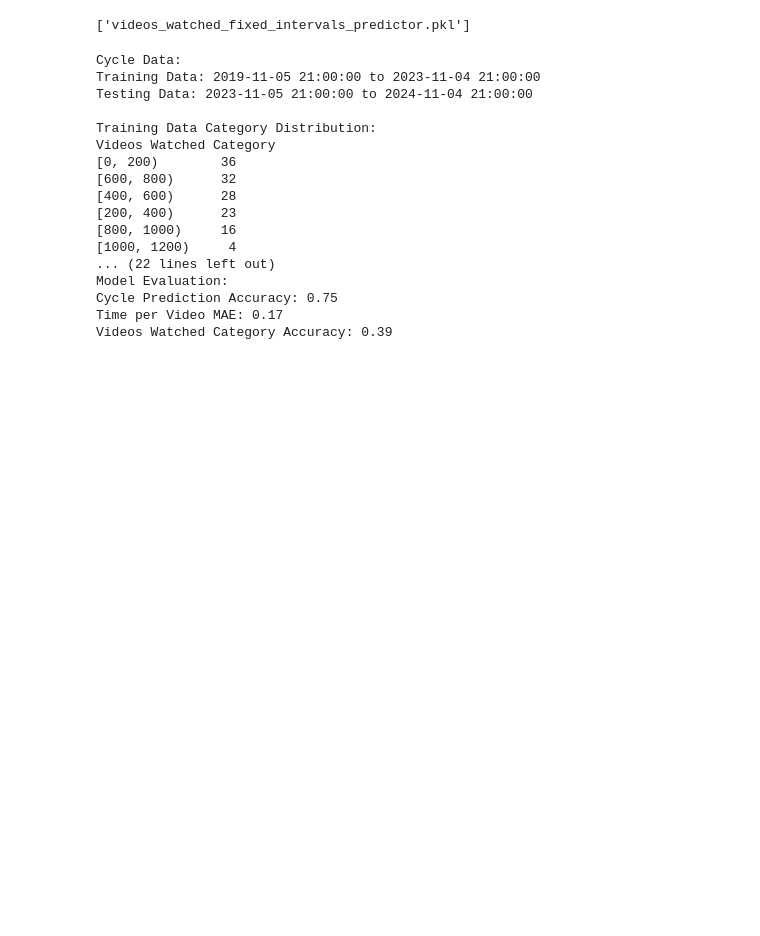
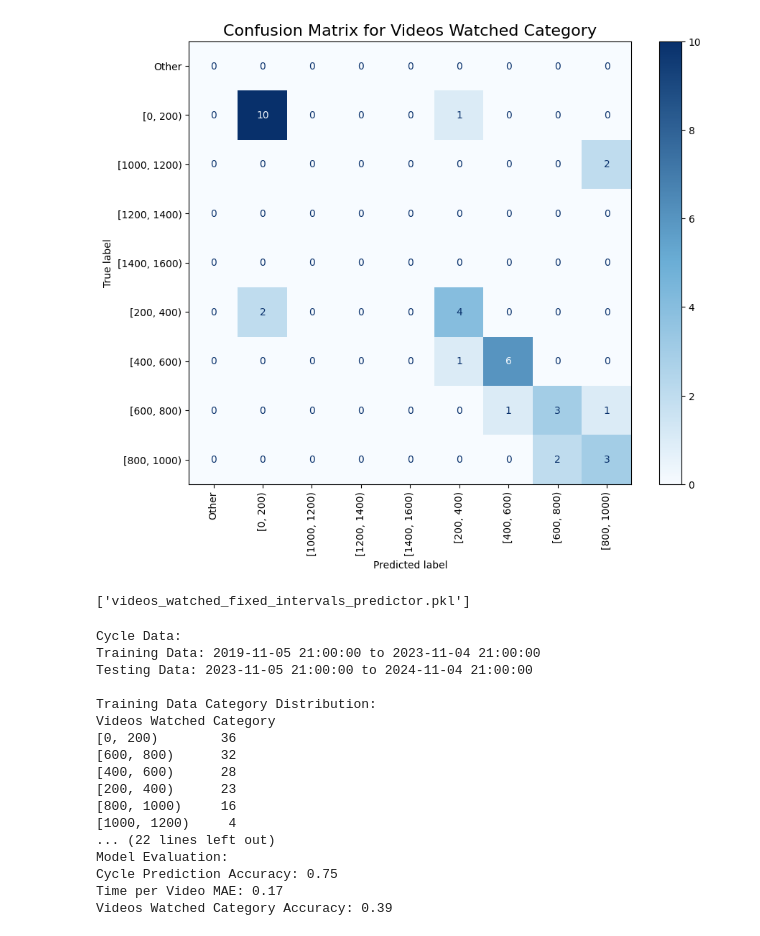
Before and after one commit to zilan-turunc/dsa210_project, a Jupyter notebook: ml_code.ipynb, the cells around one changed output. Cells and saved outputs as stored; diff of their text form; code cells hidden in the pictures; blank space fills up the shorter version.

```diff
--- a/ml_code.ipynb
+++ b/ml_code.ipynb
@@ -116,9 +134,12 @@ weighted avg       1.00      1.00      1.00       179
 # %%
 import pandas as pd
-from sklearn.model_selection import cross_val_score
+from sklearn.model_selection import train_test_split
 from sklearn.ensemble import RandomForestClassifier
-from sklearn.metrics import classification_report, make_scorer
+from sklearn.metrics import classification_report, confusion_matrix, ConfusionMatrixDisplay, accuracy_score
 import numpy as np
+import matplotlib.pyplot as plt
+from matplotlib.colors import LinearSegmentedColormap
+import joblib
 
 # Load screen time data
 data = pd.read_csv("data_to_use/average_time_per_video.csv")
@@ -143,25 +164,67 @@ target = "Videos Watched Category"
 X = data[features]
 y = data[target]
 
+# Check class distribution
+print("\nClass Distribution Before Merging Rare Classes:")
+print(y.value_counts())
+
+# Merge rare classes into "Other" and drop rows with less than 2 samples
+def merge_and_validate_classes(data, target, threshold=2):
+    value_counts = data[target].value_counts()
+    rare_classes = value_counts[value_counts < threshold].index
+    data[target] = data[target].apply(lambda x: "Other" if x in rare_classes else x)
+    return data
+
+# Apply merging
+data = merge_and_validate_classes(data, target)
+
+# Update features and target after merging
+X = data[features]
+y = data[target]
+
+# Check class distribution after merging
+print("\nClass Distribution After Merging Rare Classes:")
+print(y.value_counts())
+
+# Perform train-test split with stratified sampling
+try:
+    X_train, X_test, y_train, y_test = train_test_split(X, y, test_size=0.2, random_state=42, stratify=y)
+except ValueError as e:
+    print("\nWarning:", e)
+    print("Falling back to non-stratified train-test split.")
+    X_train, X_test, y_train, y_test = train_test_split(X, y, test_size=0.2, random_state=42)
+
 # Initialize the model
 model = RandomForestClassifier(random_state=42)
 
-# Perform cross-validation
-scores = cross_val_score(model, X, y, cv=5, scoring="accuracy")
+# Train the model
+model.fit(X_train, y_train)
 
-# Print results
-print(f"Cross-Validation Accuracy Scores: {scores}")
-print(f"Mean Accuracy: {np.mean(scores):.2f}")
-print(f"Standard Deviation: {np.std(scores):.2f}")
+# Make predictions on the test set
+y_pred = model.predict(X_test)
 
-# Train the model on the entire dataset (optional)
-model.fit(X, y)
+# Evaluate accuracy
+accuracy = accuracy_score(y_test, y_pred)
+print(f"\nAccuracy: {accuracy:.2f}")
 
-# Evaluate on the same dataset (optional)
-predictions = model.predict(X)
-print(classification_report(y, predictions))
+# Print classification report
+print("\nClassification Report:")
+print(classification_report(y_test, y_pred))
 
-# Save the trained model (optional)
-import joblib
+# Generate and display confusion matrix with custom colors
+conf_matrix = confusion_matrix(y_test, y_pred, labels=sorted(y.unique()))
+disp = ConfusionMatrixDisplay(confusion_matrix=conf_matrix, display_labels=sorted(y.unique()))
+
+# Define a custom colormap
+colors = ["#f7fbff", "#6baed6", "#08306b"]  # Light blue to dark blue
+cmap = LinearSegmentedColormap.from_list("custom_blue", colors)
+
+# Plot the confusion matrix with the custom colormap
+fig, ax = plt.subplots(figsize=(10, 8))
+disp.plot(ax=ax, cmap=cmap, xticks_rotation="vertical")
+plt.title("Confusion Matrix for Videos Watched Category", fontsize=16)
+plt.show()
+
+# Save the trained model
 joblib.dump(model, "videos_watched_fixed_intervals_predictor.pkl")
 # %% [output]
@@ -186,3 +248,4 @@ weighted avg       1.00      1.00      1.00       179
+[figure, added]
 ['videos_watched_fixed_intervals_predictor.pkl']
 # %%
 import pandas as pd
```
Also changed, not shown: parts of 4 cells of this notebook, 16 other files.
